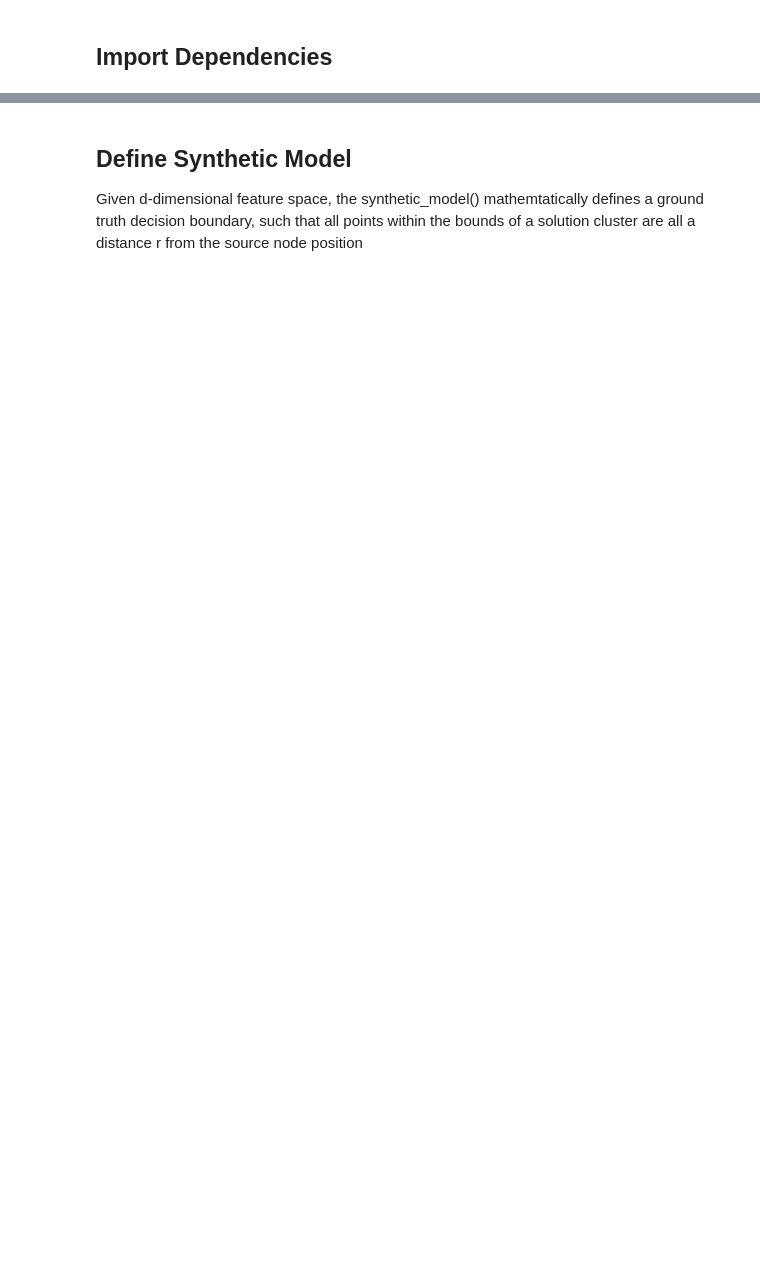
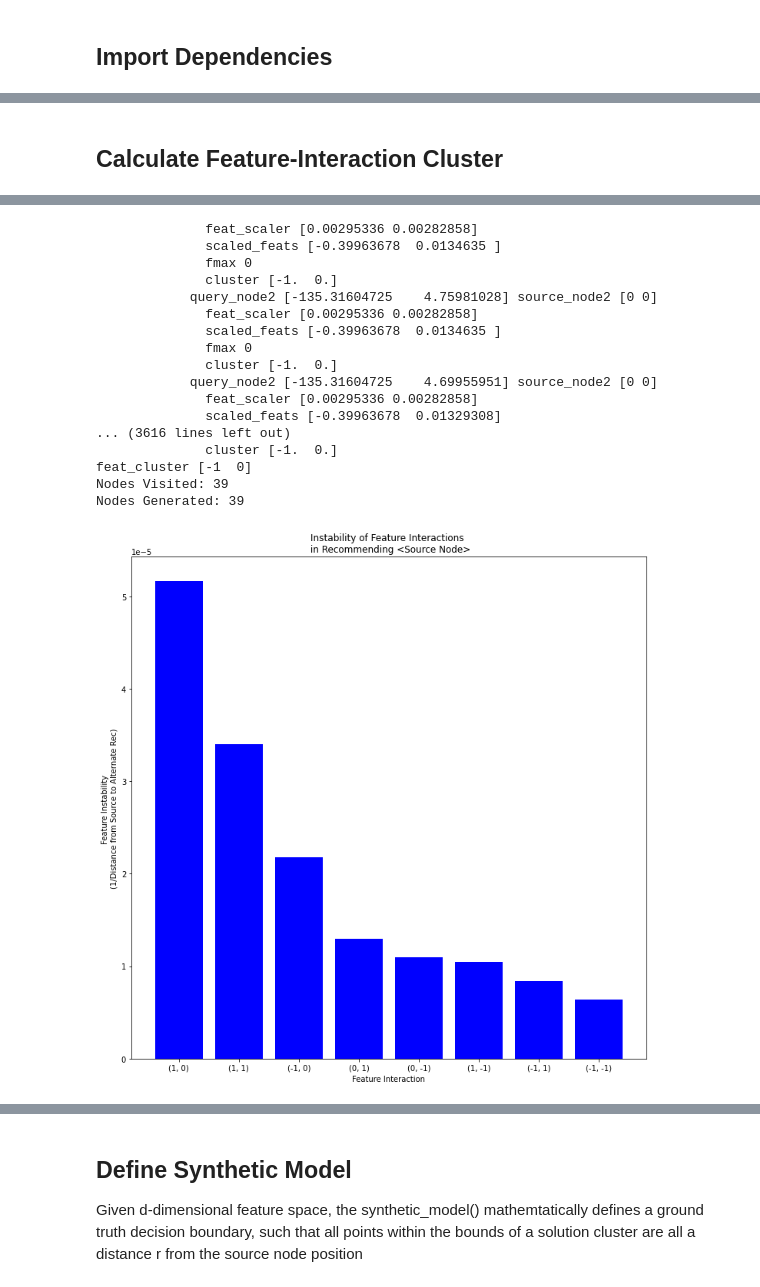
Before and after one commit to spkell/DFEST-Explainability, a Jupyter notebook: Synthetic-GDFEST.ipynb, the cells around one changed output, grey strips where cells are left out. Saved outputs shown, nothing was run; the diff lists cells and outputs as text; code cells hidden in the pictures; blank space fills up the shorter version.

```diff
--- a/Synthetic-GDFEST.ipynb
+++ b/Synthetic-GDFEST.ipynb
@@ -29,0 +52,62 @@ import heapq
+# %% [markdown]
+Calculate Feature-Interaction Cluster
+-
+# %%
+# Puts solution node into a n-way feature interaction cluster, and tell which cluster
+def cluster_feat_int(source_node, query_node, solution_clusters, feat_scaler):
+
+    #print("query_node1",query_node.position, "source_node1",source_node.position)
+    soln_cluster = calc_feat_cluster(source_node, query_node, feat_scaler)
+
+    if tuple(soln_cluster) not in solution_clusters:
+        solution_clusters[tuple(soln_cluster)] = []
+
+    solution_clusters[tuple(soln_cluster)].append(query_node.position)
+
+    return solution_clusters #returns full cluster list
+
+
+def calc_feat_cluster(source_node, query_node, feat_scaler):
+
+    print("            query_node2",query_node.position, "source_node2",source_node.position)
+    print("              feat_scaler",feat_scaler)
+    relative_node_pos = (query_node.position - source_node.position) #Projects pos of query relative to source
+    scaled_feats = (relative_node_pos * feat_scaler) #[0] #Scales features to same scale of distance
+    f_max = np.argmax(abs(scaled_feats)) #Most dominant feature in solution
+    soln_cluster = np.zeros(len(feat_ranges)) #Marks which feature interaction was expressed by the node position
+
+    print("              scaled_feats",scaled_feats)
+    print("              fmax",f_max)
+    #Loop through each feature of a single solution, and determine degree of multi-feature interaction
+    for f_i in range(len(scaled_feats)):
+
+        if abs(scaled_feats[f_max]/scaled_feats[f_i]) <= 2:
+            if scaled_feats[f_i] > 0:
+                soln_cluster[f_i] = 1
+            else:
+                soln_cluster[f_i] = -1
+
+    if scaled_feats[f_max] > 0:
+        soln_cluster[f_max] = 1
+    else:
+        soln_cluster[f_max] = -1
+
+    print("              cluster",soln_cluster)
+
+    return soln_cluster.astype(int)
+
+
+source_node = Node(np.asarray([0,0]), 0) #Position, Distance to source_node
+feat_scaler = 1/np.asarray(feat_ranges)
+solution_clusters = {}
+query_node = Node(np.asarray([100,100]), None)
+query_node.distance = get_distance(source_node, query_node, feat_scaler)
+
+np.random.seed(seed=12)
+
+prelim_discovered = generate_precursor_solutions(source_node, feat_ranges, plot_search=False, nsteps=5, k=20)
+solution_clusters = a_star_search(source_node, prelim_discovered, feat_ranges, k=1000)
+
+sorted_clusters = sort_solution_clusters(solution_clusters,source_node,feat_scaler)
+display_instability(sorted_clusters)
+# %% [output]
@@ -29,0 +148,18 @@ import heapq
+              feat_scaler [0.00295336 0.00282858]
+              scaled_feats [-0.39963678  0.0134635 ]
+              fmax 0
+              cluster [-1.  0.]
+            query_node2 [-135.31604725    4.75981028] source_node2 [0 0]
+              feat_scaler [0.00295336 0.00282858]
+              scaled_feats [-0.39963678  0.0134635 ]
+              fmax 0
+              cluster [-1.  0.]
+            query_node2 [-135.31604725    4.69955951] source_node2 [0 0]
+              feat_scaler [0.00295336 0.00282858]
+              scaled_feats [-0.39963678  0.01329308]
+... (3616 lines left out)
+              cluster [-1.  0.]
+feat_cluster [-1  0]
+Nodes Visited: 39
+Nodes Generated: 39
+[figure, added]
```
Also changed, not shown: parts of 40 cells of this notebook, 2 other files.
